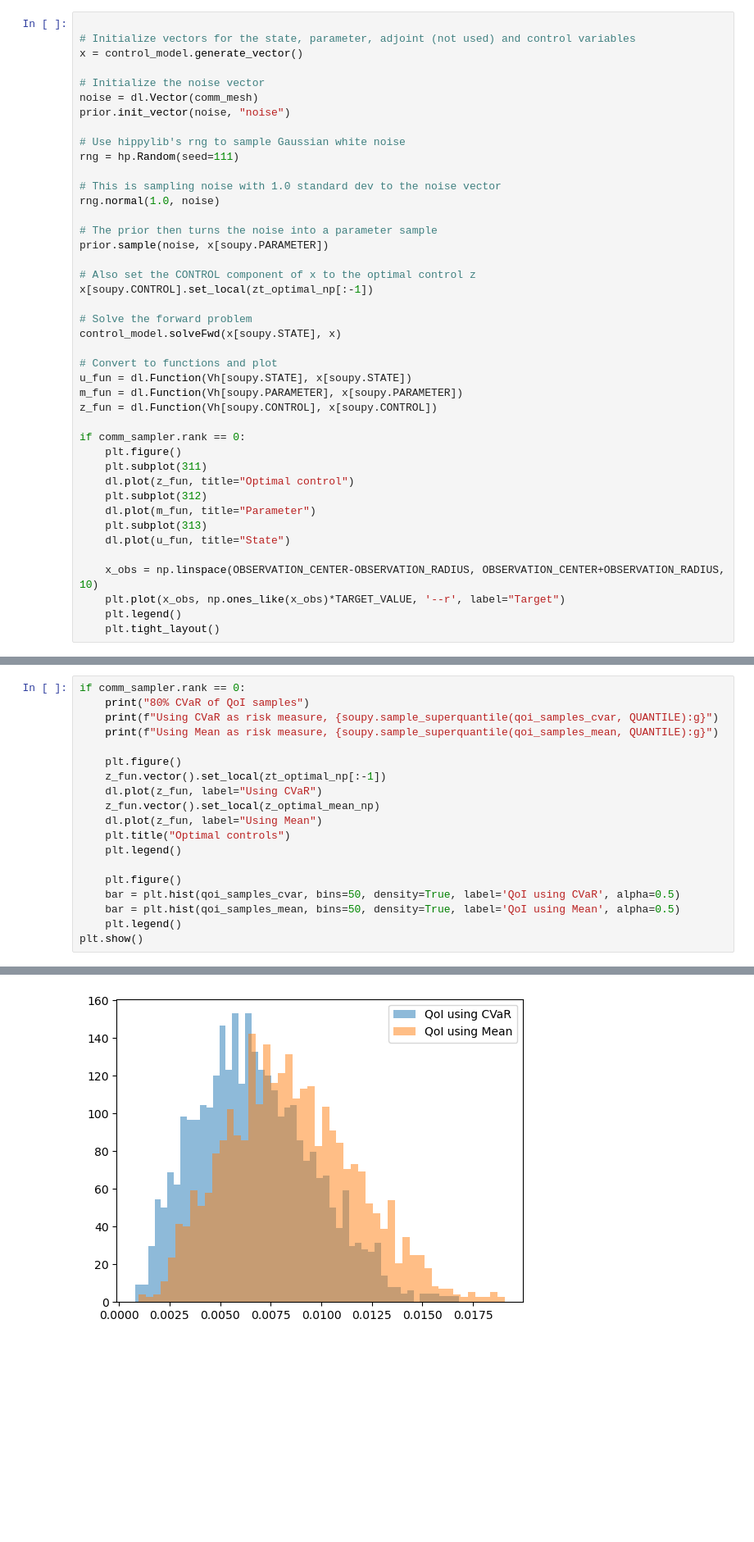
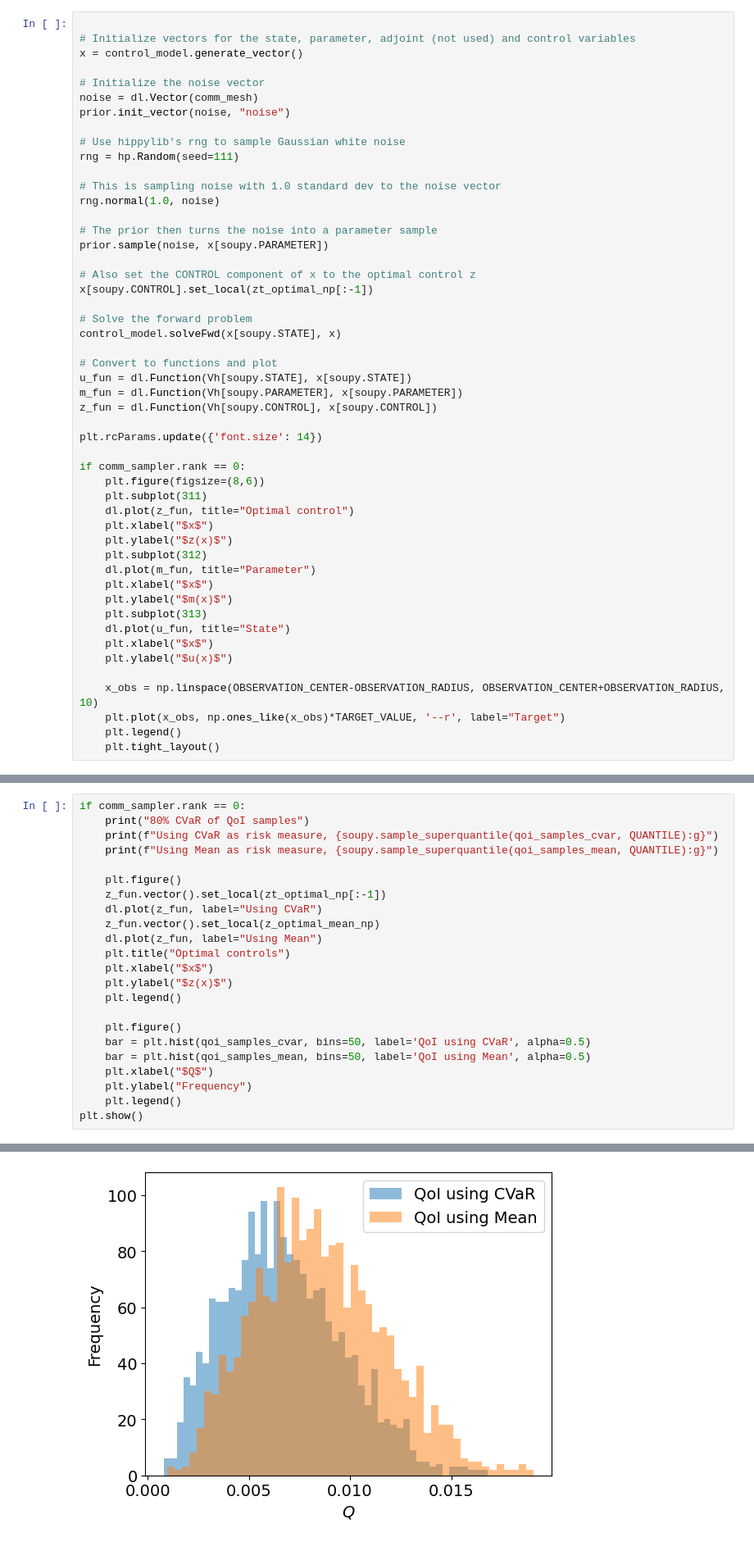
Before and after one commit to hippylib/soupy, a Jupyter notebook: tutorials/2_Poisson_CVaR.ipynb, the cells around one changed output, grey strips where cells are left out. Shown: that part at 82% size. Drawn from its saved outputs; the diff is of its cells as text; blank space fills up the shorter version.

```diff
--- a/tutorials/2_Poisson_CVaR.ipynb
+++ b/tutorials/2_Poisson_CVaR.ipynb
@@ -302,14 +318,22 @@ u_fun = dl.Function(Vh[soupy.STATE], x[soupy.STATE])
 m_fun = dl.Function(Vh[soupy.PARAMETER], x[soupy.PARAMETER])
 z_fun = dl.Function(Vh[soupy.CONTROL], x[soupy.CONTROL])
 
+plt.rcParams.update({'font.size': 14})
+
 if comm_sampler.rank == 0:
-    plt.figure()
+    plt.figure(figsize=(8,6))
     plt.subplot(311)
     dl.plot(z_fun, title="Optimal control")
+    plt.xlabel("$x$")
+    plt.ylabel("$z(x)$")
     plt.subplot(312)
     dl.plot(m_fun, title="Parameter")
+    plt.xlabel("$x$")
+    plt.ylabel("$m(x)$")
     plt.subplot(313)
     dl.plot(u_fun, title="State")
+    plt.xlabel("$x$")
+    plt.ylabel("$u(x)$")
 
     x_obs = np.linspace(OBSERVATION_CENTER-OBSERVATION_RADIUS, OBSERVATION_CENTER+OBSERVATION_RADIUS, 10)
     plt.plot(x_obs, np.ones_like(x_obs)*TARGET_VALUE, '--r', label="Target")
@@ -402,11 +427,15 @@ if comm_sampler.rank == 0:
     z_fun.vector().set_local(z_optimal_mean_np)
     dl.plot(z_fun, label="Using Mean")
     plt.title("Optimal controls")
+    plt.xlabel("$x$")
+    plt.ylabel("$z(x)$")
     plt.legend()
 
     plt.figure()
-    bar = plt.hist(qoi_samples_cvar, bins=50, density=True, label='QoI using CVaR', alpha=0.5)
-    bar = plt.hist(qoi_samples_mean, bins=50, density=True, label='QoI using Mean', alpha=0.5)
+    bar = plt.hist(qoi_samples_cvar, bins=50, label='QoI using CVaR', alpha=0.5)
+    bar = plt.hist(qoi_samples_mean, bins=50, label='QoI using Mean', alpha=0.5)
+    plt.xlabel("$Q$")
+    plt.ylabel("Frequency")
     plt.legend()
 plt.show()
 # %% [output]
@@ -417 +446 @@ Using Mean as risk measure, 0.0132091
-[figure, old version]
+[figure, new version]
```
Also changed, not shown: parts of 4 cells of this notebook, 1 other file.
